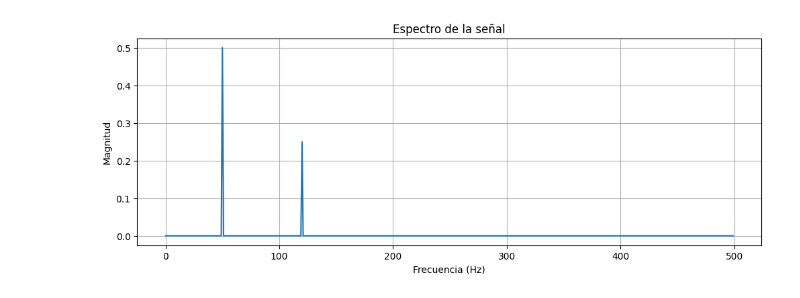
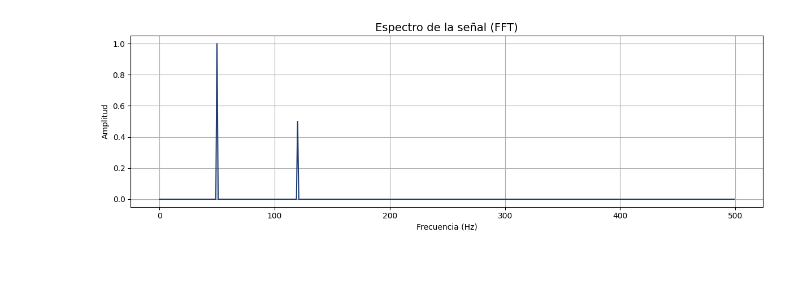
Before and after one commit to Jose-Luis-Ortiz-Alvarez/Proyecto_Final_SyS, a Jupyter notebook: Conceptos_clave.ipynb, the cells around one changed output. Drawn from its saved outputs; the diff is of its cells as text; code cells hidden in the pictures; blank space fills up the shorter version.

```diff
--- a/Conceptos_clave.ipynb
+++ b/Conceptos_clave.ipynb
@@ -48,31 +106,42 @@ Esta señal tiene componentes en 50 Hz y 120 Hz.
 # %%
 import numpy as np
 import matplotlib.pyplot as plt
 
+# ----------------------------
 # Parámetros de la señal
-fs = 1000  # Frecuencia de muestreo (Hz)
-T = 1      # Duración (s)
-t = np.linspace(0, T, int(fs*T), endpoint=False)
+# ----------------------------
+fs = 1000     # Frecuencia de muestreo (Hz)
+T = 1         # Duración total de la señal (s)
+t = np.linspace(0, T, int(fs * T), endpoint=False)
 
-# Señal compuesta
-x = np.sin(2*np.pi*50*t) + 0.5*np.sin(2*np.pi*120*t)
+# ----------------------------
+# Señal compuesta: 50 Hz y 120 Hz
+# ----------------------------
+x = np.sin(2 * np.pi * 50 * t) + 0.5 * np.sin(2 * np.pi * 120 * t)
 
-# FFT
+# ----------------------------
+# Cálculo de la FFT
+# ----------------------------
+N = len(x)
 X = np.fft.fft(x)
-f = np.fft.fftfreq(len(t), 1/fs)
+f = np.fft.fftfreq(N, d=1/fs)
 
-# Magnitud
-X_magnitude = np.abs(X) / len(t)
+# ----------------------------
+# Ajuste de magnitud y eje
+# ----------------------------
+X_magnitude = (2.0 / N) * np.abs(X[:N // 2])  # Magnitud normalizada (solo parte positiva)
+f_positive = f[:N // 2]                       # Solo frecuencias positivas
 
-# Mostrar solo la parte positiva del espectro
-mask = f >= 0
-
+# ----------------------------
+# Gráfica del espectro
+# ----------------------------
 plt.figure(figsize=(12, 4))
-plt.plot(f[mask], X_magnitude[mask])
-plt.title('Espectro de la señal')
+plt.plot(f_positive, X_magnitude, color='#1f3b70')  # Azul metálico
+plt.title('Espectro de la señal (FFT)', fontsize=14)
 plt.xlabel('Frecuencia (Hz)')
-plt.ylabel('Magnitud')
+plt.ylabel('Amplitud')
 plt.grid(True)
+plt.tight_layout()
 plt.show()
 # %% [output]
-[figure, old version]
+[figure, new version]
```
Also changed, not shown: parts of 24 cells of this notebook.
